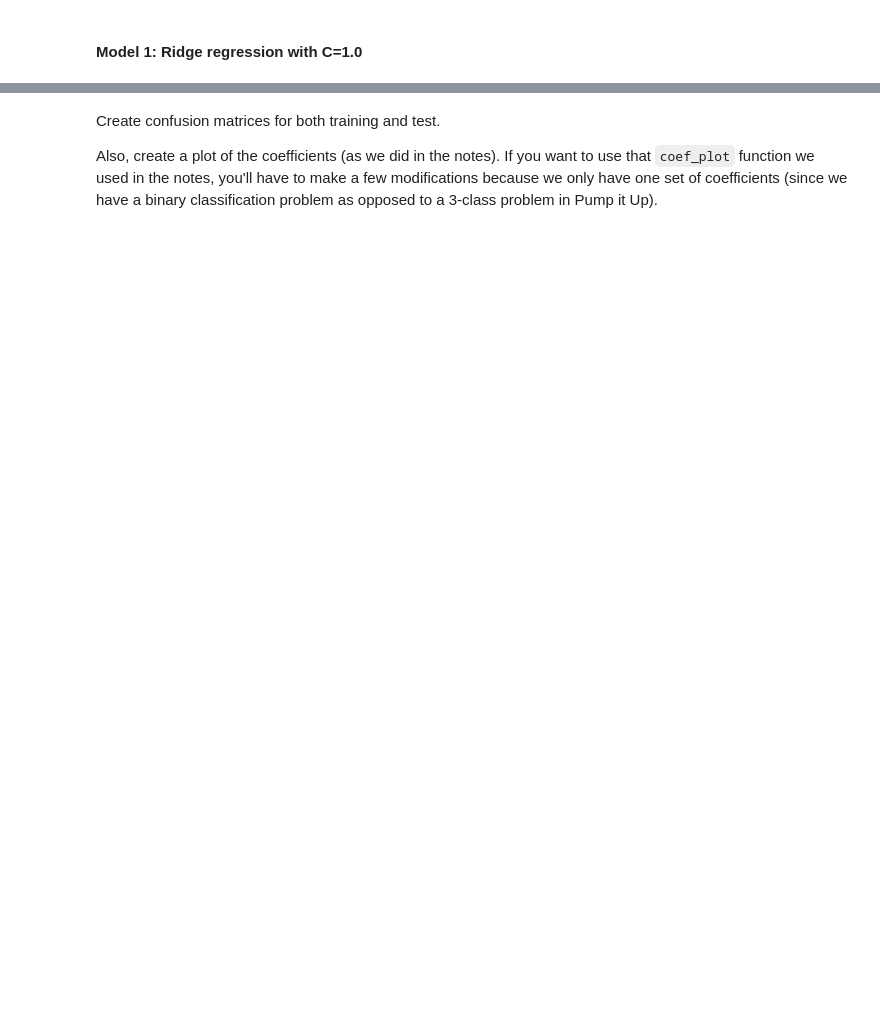
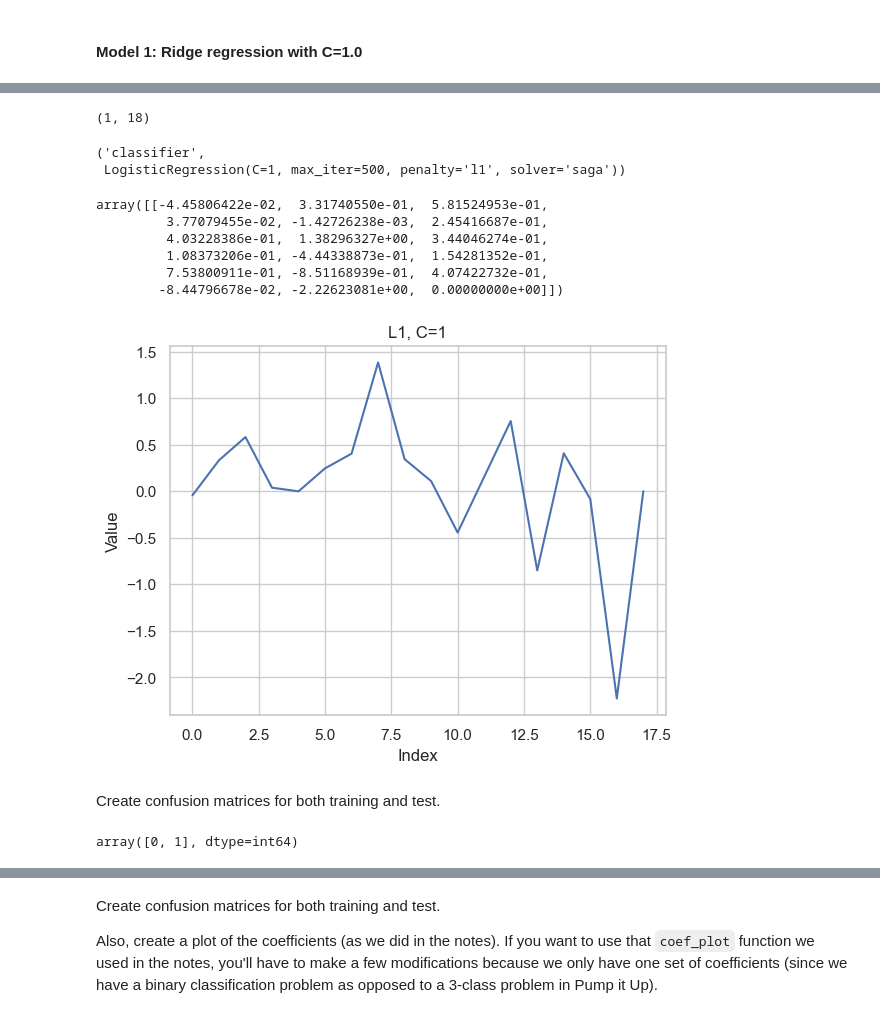
Before and after one commit to Rhedhead0621/hw1_hojdila, a Jupyter notebook: hw1_hojdila.ipynb, the cells around one changed output, grey strips where cells are left out. Drawn from its saved outputs; the diff is of its cells as text; code cells hidden in the pictures; blank space fills up the shorter version.

Commit message:
Plots
Got the plot and confusion matrix to work

```diff
--- a/hw1_hojdila.ipynb
+++ b/hw1_hojdila.ipynb
@@ -388,4 +395,23 @@ dummy_clf.score(X, y)
 X_train, X_test, y_train, y_test = train_test_split(X, y, test_size=0.2, random_state=73)
 # %% [markdown]
 #### Model 1: Ridge regression with C=1.0
+# %%
+# Pipeline - l1 - C=1
+# Create transformer objects
+numeric_transformer = StandardScaler()
+categorical_transformer = OneHotEncoder(handle_unknown='ignore')
+
+# Combine transformers into a preprocessor step
+preprocessor = ColumnTransformer(
+    transformers=[
+        ('num', numeric_transformer, numeric_cols),
+        ('cat', categorical_transformer, categorical_cols)])
+
+# Classifier model
+clf_model = LogisticRegression(penalty='l1', C=1, solver='saga', max_iter=500)
+
+# Append classifier to preprocessing pipeline.
+# Now we have a full prediction pipeline.
+clf = Pipeline(steps=[('preprocessor', preprocessor),
+                      ('classifier', clf_model)])
 # %%
@@ -399,0 +431,51 @@ Test score: 0.959
+# %%
+clf.named_steps['classifier'].coef_.shape
+# %% [output]
+(1, 18)
+# %%
+clf.steps[1]
+# %% [output]
+('classifier',
+ LogisticRegression(C=1, max_iter=500, penalty='l1', solver='saga'))
+# %%
+clf.steps[1][1].coef_
+# %% [output]
+array([[-4.45806422e-02,  3.31740550e-01,  5.81524953e-01,
+         3.77079455e-02, -1.42726238e-03,  2.45416687e-01,
+         4.03228386e-01,  1.38296327e+00,  3.44046274e-01,
+         1.08373206e-01, -4.44338873e-01,  1.54281352e-01,
+         7.53800911e-01, -8.51168939e-01,  4.07422732e-01,
+        -8.44796678e-02, -2.22623081e+00,  0.00000000e+00]])
+# %%
+# Array
+data = clf.steps[1][1].coef_
+
+# Plotting
+plt.plot(data.flatten())  # Flattening the array to plot as a single line
+plt.title('Array')
+plt.xlabel('Index')
+plt.ylabel('Value')
+plt.grid(True)
+plt.show()
+# %%
+def coef_plot(model, title=None):
+    data = model.steps[1][1].coef_
+
+    if title:
+        plt.title(title)
+
+    plt.plot(data.flatten())  # Flattening the array to plot as a single line
+    plt.xlabel('Index')
+    plt.ylabel('Value')
+    plt.grid(True)
+    plt.show()
+# %%
+coef_plot(clf, 'L1, C=1')
+# %% [output]
+[figure, added]
+# %% [markdown]
+Create confusion matrices for both training and test.
+# %%
+clf['classifier'].classes_
+# %% [output]
+array([0, 1], dtype=int64)
```
Also changed, not shown: parts of 12 cells of this notebook, 1 other file.
